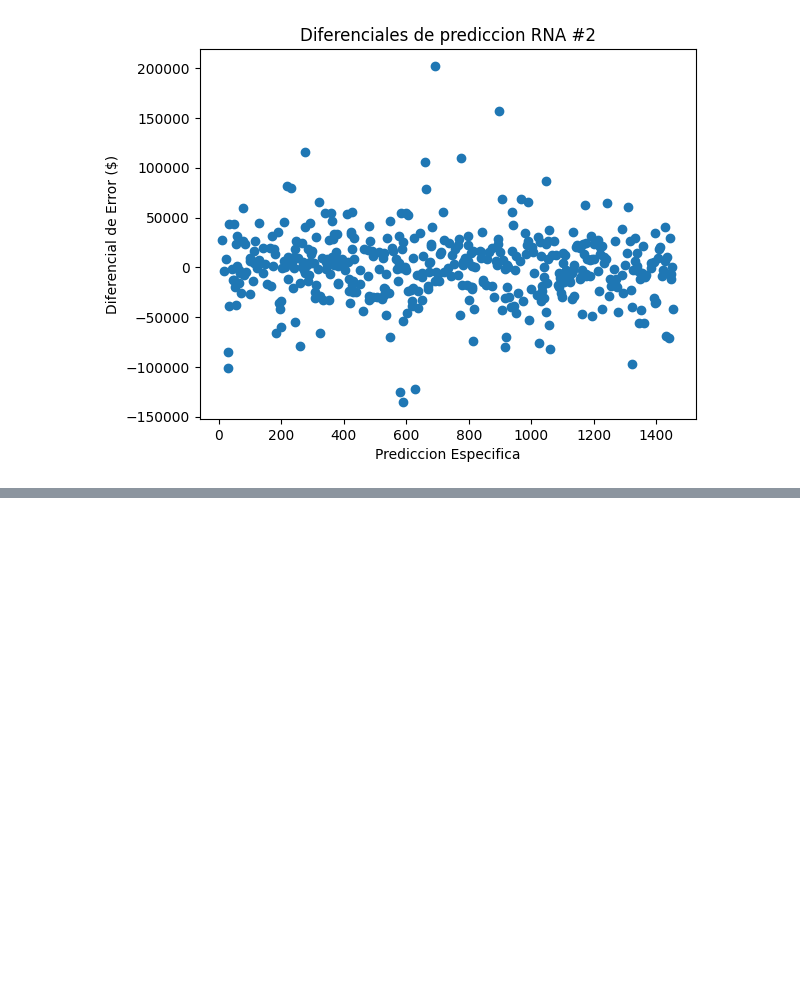
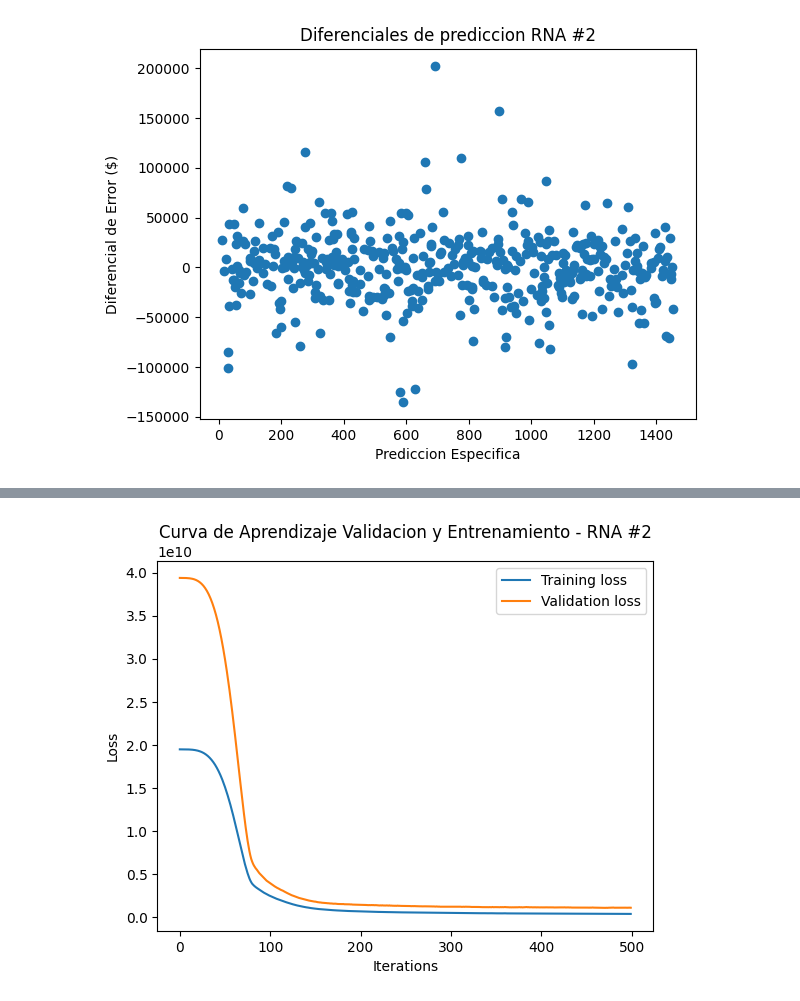
Before and after one commit to DiegoDuaS/RNA, a Jupyter notebook: actividades.ipynb, the cells around one changed output, grey strips where cells are left out. Saved outputs shown, nothing was run; the diff lists cells and outputs as text; code cells hidden in the pictures; blank space fills up the shorter version.

```diff
--- a/actividades.ipynb
+++ b/actividades.ipynb
@@ -520,0 +555,29 @@ R²: 0.8264241517197803
+# %%
+train_loss2 = []
+val_loss2 = []
+nn2_of = make_pipeline(
+    rna_pp,
+    MLPRegressor(
+        hidden_layer_sizes=(64,128,64),
+        max_iter=1,
+        activation='relu',
+        warm_start=True,
+        solver='adam'
+    )
+)
+# Se itera por el numero max de iteraciones que pusimos para este modelo
+for i in range(500):
+    nn2_of.fit(X_train, y_train)
+    train_loss2.append(nn2_of.named_steps['mlpregressor'].loss_)
+    val_pred = nn2_of.predict(X_test)
+    val_loss2.append(np.mean((val_pred - y_test) ** 2))
+
+plt.plot(train_loss2, label="Training loss")
+plt.plot(val_loss2, label="Validation loss")
+plt.title("Curva de Aprendizaje Validacion y Entrenamiento - RNA #2")
+plt.xlabel("Iterations")
+plt.ylabel("Loss")
+plt.legend()
+plt.show()
+# %% [output]
+[figure, added]
```
Also changed, not shown: parts of 2 cells of this notebook.
